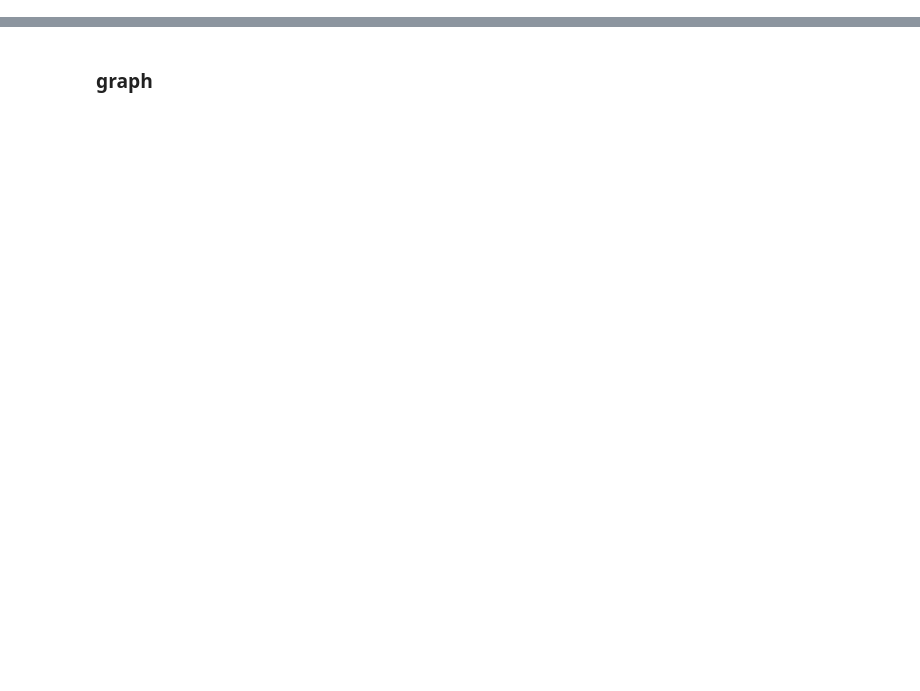
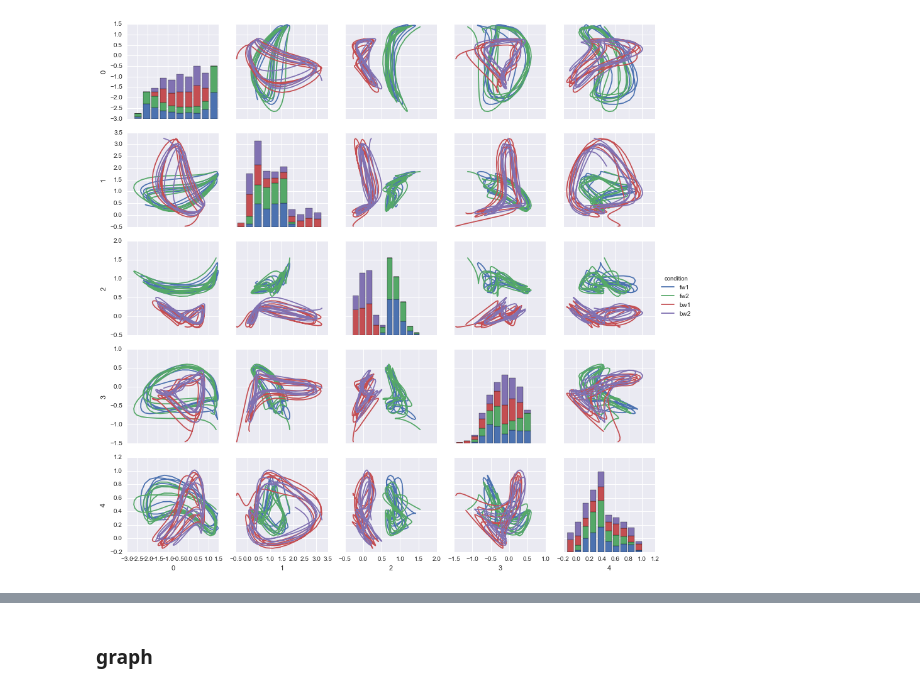
Before and after one commit to jsseely/cyclingRNN, a Jupyter notebook: cycling rnn.ipynb, the cells around one changed output, grey strips where cells are left out. Cells and saved outputs as stored; diff of their text form; code cells hidden in the pictures; blank space fills up the shorter version.

```diff
--- a/cycling rnn.ipynb
+++ b/cycling rnn.ipynb
@@ -24,0 +43,4 @@ RNN
+# %%
+times = np.arange(2000,4000, 10)
+m1_ = m1[times]
+emg_ = 10*emg[times]
@@ -24,0 +55,21 @@ RNN
+# %%
+def make_pairgrid(d):
+    ''' in: (d1,d2,d3,d4) '''
+    df = pd.DataFrame(np.concatenate(d))
+    cond_labels = d[0].shape[0]*['fw1'] + d[1].shape[0]*['fw2'] + d[2].shape[0]*['bw1'] + d[3].shape[0]*['bw2']
+    df['condition'] = cond_labels
+    g = sns.PairGrid(df, hue='condition', diag_sharey=True)
+    g.map_diag(plt.hist)
+    g.map_offdiag(plt.plot)
+    dmax = np.max(np.concatenate(d))
+#     for i in range(g.axes.shape[0]):
+#         for j in range(g.axes.shape[1]):
+#             if i != j:
+#                 g.axes[i,j].set_xlim(-dmax,dmax)
+#                 g.axes[i,j].set_ylim(-dmax,dmax)
+
+    g.add_legend()
+# %%
+make_pairgrid([np.dot(emg_[:,:,i], pca_emg.components_.T) for i in range(4)])
+# %% [output]
+[figure, added]
```
Also changed, not shown: parts of 32 cells of this notebook.
